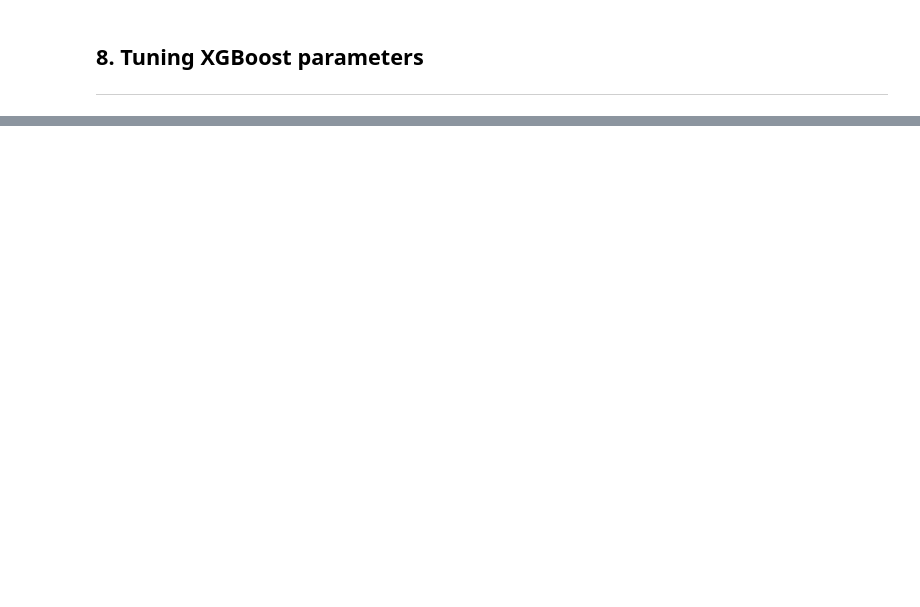
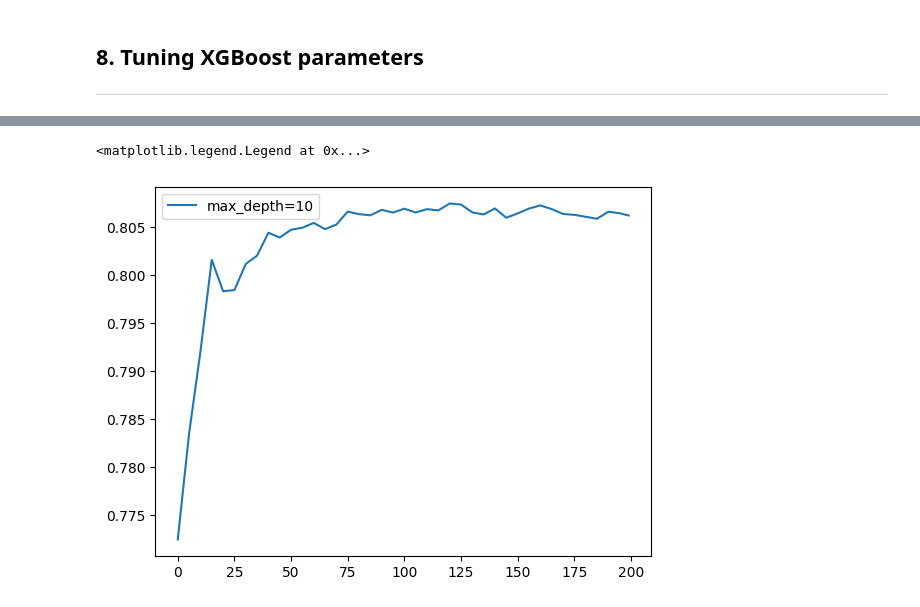
Before and after one commit to bruno-lima98/ml-zoomcamp-homework, a Jupyter notebook: 01-classes/05-decision-tree/main.ipynb, the cells around one changed output, grey strips where cells are left out. Cells and saved outputs as stored; diff of their text form; code cells hidden in the pictures; blank space fills up the shorter version.

```diff
--- a/01-classes/05-decision-tree/main.ipynb
+++ b/01-classes/05-decision-tree/main.ipynb
@@ -484,0 +550,10 @@ plt.legend()
+# %%
+key = f'max_depth={xgb_params['max_depth']}'
+scores[key] = parse_xgb_outpub(output)
+# %%
+for key, df_score in scores.items():
+    plt.plot(df_score['num_iter'],df_score['val_auc'], label=key)
+plt.legend()
+# %% [output]
+<matplotlib.legend.Legend at 0x...>
+[figure, added]
```
Also changed, not shown: parts of 28 cells of this notebook.
